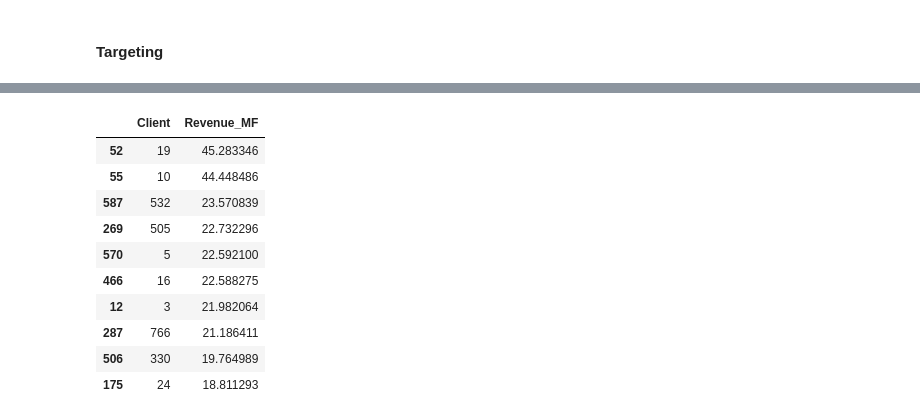
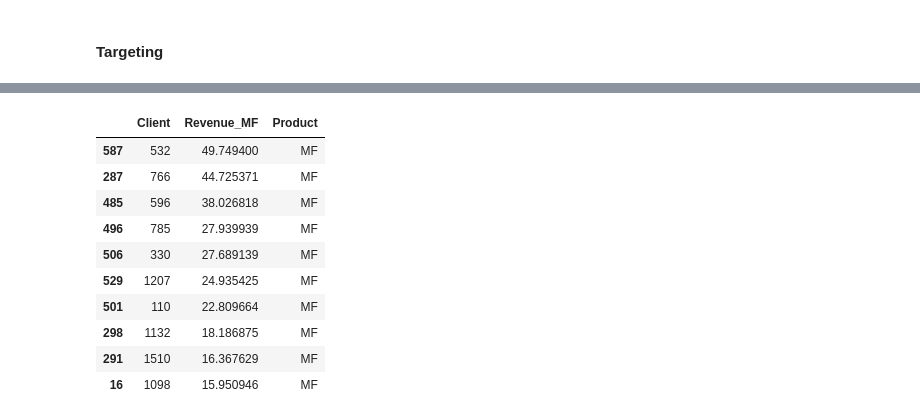
Before and after one commit to JonathanRabbi/DataSciencecase_Bank_Marketing, a Jupyter notebook: Mutual_Fund.ipynb, the cells around one changed output, grey strips where cells are left out. Cells and saved outputs as stored; diff of their text form; code cells hidden in the pictures.

```diff
--- a/Mutual_Fund.ipynb
+++ b/Mutual_Fund.ipynb
@@ -217,22 +223,25 @@ array([[ 0.20291412,  0.93891075, -1.18385804, ..., -0.36391167,
 # %%
 
 rev_40=rf.predict(df_40_mf)
 
-features_df = pd.DataFrame({
-    'Client':  df_40['Client'].values,
-    'Revenue_MF':  rev_40
+mutual_fund = pd.DataFrame({
+    'Client': df_40_mf.index,
+    'Revenue_MF':  rev_40,
 }).sort_values('Revenue_MF', ascending= False)
 
-features_df.head(10)
+mutual_fund.rename(columns={'Revenue_CC':'Revenue'},inplace=True)
+mutual_fund['Product']='MF'
+mutual_fund.head(10)
+mutual_fund.head(10)
 # %% [output]
-|  | Client | Revenue_MF |
-| 52 | 19 | 45.283346 |
-| 55 | 10 | 44.448486 |
-| 587 | 532 | 23.570839 |
-| 269 | 505 | 22.732296 |
-| 570 | 5 | 22.592100 |
-| 466 | 16 | 22.588275 |
-| 12 | 3 | 21.982064 |
-| 287 | 766 | 21.186411 |
-| 506 | 330 | 19.764989 |
-| 175 | 24 | 18.811293 |
+|  | Client | Revenue_MF | Product |
+| 587 | 532 | 49.749400 | MF |
+| 287 | 766 | 44.725371 | MF |
+| 485 | 596 | 38.026818 | MF |
+| 496 | 785 | 27.939939 | MF |
+| 506 | 330 | 27.689139 | MF |
+| 529 | 1207 | 24.935425 | MF |
+| 501 | 110 | 22.809664 | MF |
+| 298 | 1132 | 18.186875 | MF |
+| 291 | 1510 | 16.367629 | MF |
+| 16 | 1098 | 15.950946 | MF |
```
Also changed, not shown: parts of 17 cells of this notebook, 8 other files.
